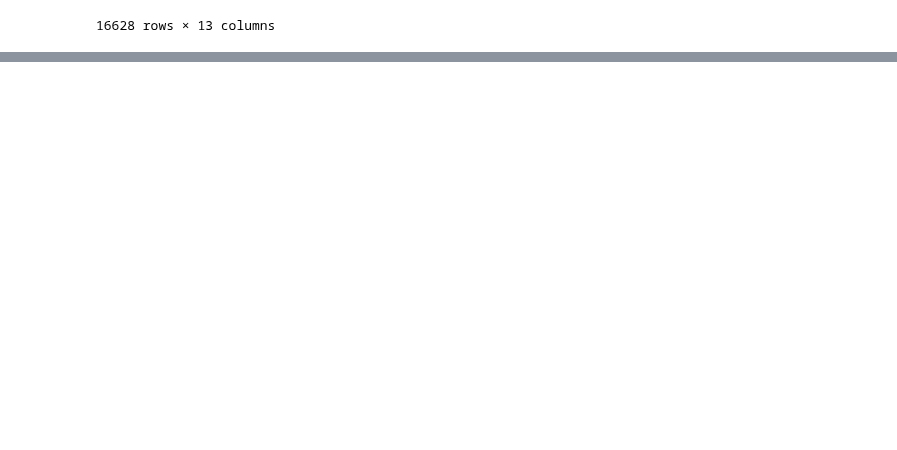
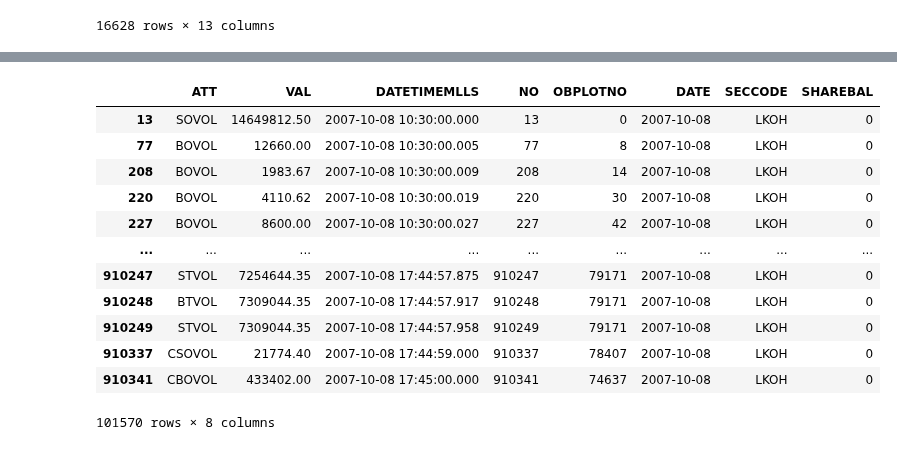
Before and after one commit to leonid-tkach/order-book-plot-find, a Jupyter notebook: OBPlots_Attributes.ipynb, the cells around one changed output, grey strips where cells are left out. Cells and saved outputs as stored; diff of their text form; code cells hidden in the pictures; blank space fills up the shorter version.

```diff
--- a/OBPlots_Attributes.ipynb
+++ b/OBPlots_Attributes.ipynb
@@ -99,26 +99,32 @@ class OBPlots2OBPlots_Attributes:
         if (BUYSELL == 'B') & (ACTION == 0):
             CBOVOL = self.obp_atts_dic[SECCODE][DATE][OBPLOTNO]['PREV']['CBOVOL'] + (PRICE * VOLUME)
             self.obp_atts_dic[SECCODE][DATE][OBPLOTNO]['PREV']['CBOVOL'] = CBOVOL
+            self.obp_atts_dic[SECCODE][DATE][OBPLOTNO]['SHAREBAL'] -= VOLUME
             return({'ATT': 'CBOVOL', 'VAL': CBOVOL})
         elif (BUYSELL == 'S') & (ACTION == 0):
             CSOVOL = self.obp_atts_dic[SECCODE][DATE][OBPLOTNO]['PREV']['CSOVOL'] + (PRICE * VOLUME)
             self.obp_atts_dic[SECCODE][DATE][OBPLOTNO]['PREV']['CSOVOL'] = CSOVOL
+            self.obp_atts_dic[SECCODE][DATE][OBPLOTNO]['SHAREBAL'] += VOLUME
             return({'ATT': 'CSOVOL', 'VAL': CSOVOL})
         elif (BUYSELL == 'B') & (ACTION == 1):
             BOVOL = self.obp_atts_dic[SECCODE][DATE][OBPLOTNO]['PREV']['BOVOL'] + (PRICE * VOLUME)
             self.obp_atts_dic[SECCODE][DATE][OBPLOTNO]['PREV']['BOVOL'] = BOVOL
+            self.obp_atts_dic[SECCODE][DATE][OBPLOTNO]['SHAREBAL'] += VOLUME
             return({'ATT': 'BOVOL', 'VAL': BOVOL})
         elif (BUYSELL == 'S') & (ACTION == 1):
             SOVOL = self.obp_atts_dic[SECCODE][DATE][OBPLOTNO]['PREV']['SOVOL'] + (PRICE * VOLUME)
             self.obp_atts_dic[SECCODE][DATE][OBPLOTNO]['PREV']['SOVOL'] = SOVOL
+            self.obp_atts_dic[SECCODE][DATE][OBPLOTNO]['SHAREBAL'] -= VOLUME
             return({'ATT': 'SOVOL', 'VAL': SOVOL})
         elif (BUYSELL == 'B') & (ACTION == 2):
             BTVOL = self.obp_atts_dic[SECCODE][DATE][OBPLOTNO]['PREV']['BTVOL'] + (TRADEPRICE * VOLUME)
             self.obp_atts_dic[SECCODE][DATE][OBPLOTNO]['PREV']['BTVOL'] = BTVOL
+            self.obp_atts_dic[SECCODE][DATE][OBPLOTNO]['SHAREBAL'] -= VOLUME
             return({'ATT': 'BTVOL', 'VAL': BTVOL})
         elif (BUYSELL == 'S') & (ACTION == 2):
             STVOL = self.obp_atts_dic[SECCODE][DATE][OBPLOTNO]['PREV']['STVOL'] + (TRADEPRICE * VOLUME)
             self.obp_atts_dic[SECCODE][DATE][OBPLOTNO]['PREV']['STVOL'] = STVOL
+            self.obp_atts_dic[SECCODE][DATE][OBPLOTNO]['SHAREBAL'] += VOLUME
             return({'ATT': 'STVOL', 'VAL': STVOL})
 
     def ob_row2obp_atts(self, SECCODE, DATE, NO, BUYSELL, ORDERNO,
@@ -132,11 +138,9 @@ class OBPlots2OBPlots_Attributes:
                 'BOVOL': 0, # buy order volume
                 'SOVOL': 0, # sell order volume
                 'BTVOL': 0, # buy trade volumne
-                'STVOL': 0, # sell trade volume
-                'TBNET': 0, # trade volumne - buy volume <= 0
-                'TSNET': 0, # trade volume - sell volume >= 0
-                'OBP_BAL': 0 # oreder-book-plot balance
+                'STVOL': 0 # sell trade volume
             }
+            self.obp_atts_dic[SECCODE][DATE][OBPLOTNO]['SHAREBAL'] = 0
 
         self.obp_atts_dic[SECCODE][DATE][OBPLOTNO][NO] = self.ob2curatt(SECCODE, DATE, OBPLOTNO, BUYSELL, ACTION,
                                                                     PRICE, VOLUME, TRADEPRICE)
@@ -172,7 +176,7 @@ def obp_atts2order_atts_df(obp_atts):
             for OBPLOTNO in obp_atts[SECCODE][DATE]:
                 for NO in obp_atts[SECCODE][DATE][OBPLOTNO]:
                     order_atts_dic[NO] = {}
-                    if NO != 'PREV':
+                    if (NO != 'PREV') & (NO != 'SHAREBAL'):
 #                         print(NO)
 #                         print(obp_atts[SECCODE][DATE][OBPLOTNO][NO])
                         order_atts_dic[NO] = obp_atts[SECCODE][DATE][OBPLOTNO][NO]
@@ -180,6 +184,7 @@ def obp_atts2order_atts_df(obp_atts):
                         order_atts_dic[NO]['OBPLOTNO'] = OBPLOTNO
                         order_atts_dic[NO]['DATE'] = DATE
                         order_atts_dic[NO]['SECCODE'] = SECCODE
+                        order_atts_dic[NO]['SHAREBAL'] = obp_atts[SECCODE][DATE][OBPLOTNO]['SHAREBAL']
 
     order_atts_df = pd.DataFrame.from_dict(order_atts_dic, "index")
     order_atts_df.sort_values(by=['DATETIMEMLLS', 'NO'], inplace=True)
@@ -257,0 +216,17 @@ obp_atts_df[obp_atts_df.BUYSELLOBP == 'N']
+# %%
+obp_atts_2007_df = obp_atts_2007_df[obp_atts_2007_df.SHAREBAL == 0]
+obp_atts_2007_df
+# %% [output]
+|  | ATT | VAL | DATETIMEMLLS | NO | OBPLOTNO | DATE | SECCODE | SHAREBAL |
+| 13 | SOVOL | 14649812.50 | 2007-10-08 10:30:00.000 | 13 | 0 | 2007-10-08 | LKOH | 0 |
+| 77 | BOVOL | 12660.00 | 2007-10-08 10:30:00.005 | 77 | 8 | 2007-10-08 | LKOH | 0 |
+| 208 | BOVOL | 1983.67 | 2007-10-08 10:30:00.009 | 208 | 14 | 2007-10-08 | LKOH | 0 |
+| 220 | BOVOL | 4110.62 | 2007-10-08 10:30:00.019 | 220 | 30 | 2007-10-08 | LKOH | 0 |
+| 227 | BOVOL | 8600.00 | 2007-10-08 10:30:00.027 | 227 | 42 | 2007-10-08 | LKOH | 0 |
+| ... | ... | ... | ... | ... | ... | ... | ... | ... |
+| 910247 | STVOL | 7254644.35 | 2007-10-08 17:44:57.875 | 910247 | 79171 | 2007-10-08 | LKOH | 0 |
+| 910248 | BTVOL | 7309044.35 | 2007-10-08 17:44:57.917 | 910248 | 79171 | 2007-10-08 | LKOH | 0 |
+| 910249 | STVOL | 7309044.35 | 2007-10-08 17:44:57.958 | 910249 | 79171 | 2007-10-08 | LKOH | 0 |
+| 910337 | CSOVOL | 21774.40 | 2007-10-08 17:44:59.000 | 910337 | 78407 | 2007-10-08 | LKOH | 0 |
+| 910341 | CBOVOL | 433402.00 | 2007-10-08 17:45:00.000 | 910341 | 74637 | 2007-10-08 | LKOH | 0 |
+101570 rows × 8 columns
```
Also changed, not shown: parts of 13 cells of this notebook.
